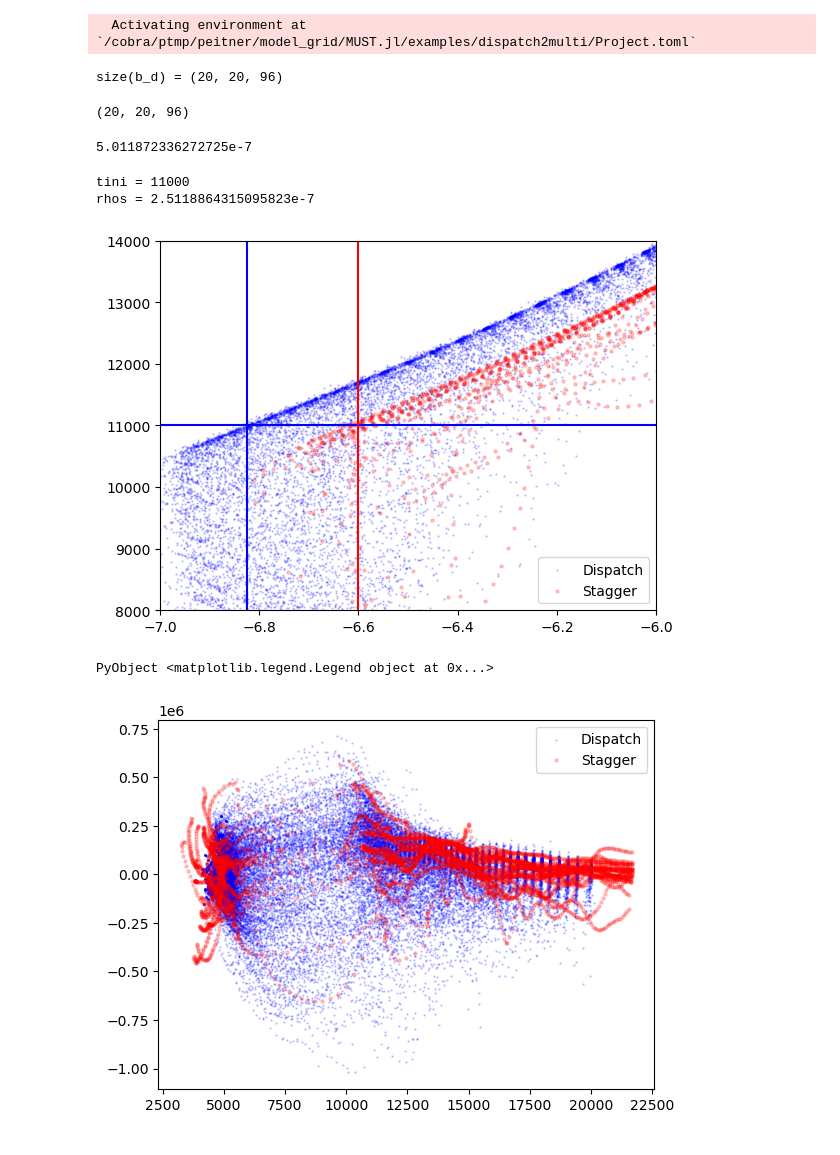
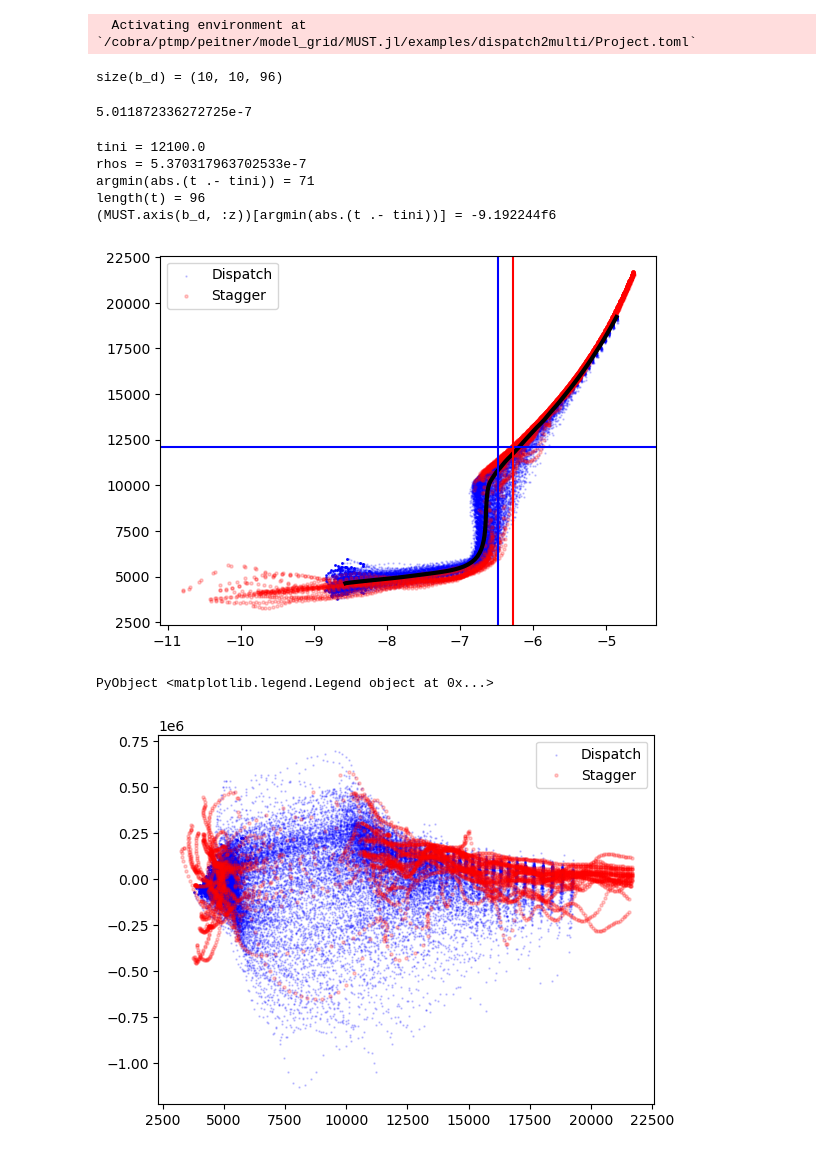
Before and after one commit to pe1995/MUST.jl, a Jupyter notebook: examples/dispatch2multi/box2multi.ipynb, the cells around one changed output. Cells and saved outputs as stored; diff of their text form; code cells hidden in the pictures.

Commit message:
small multi format updates

```diff
--- a/examples/dispatch2multi/box2multi.ipynb
+++ b/examples/dispatch2multi/box2multi.ipynb
@@ -23,9 +23,8 @@ MUST.multiBox(m, eos, "sun_TSO_select", downsample_xy=10)
 # %%
-b_d = MUST.multiBox("sun_TSO_select");
-@show size(b_d)
+b_d = MUST.multiBox("sun_TAB_fromStagger_hD");
+@show size(b_d);
 # %% [output]
-size(b_d) = (20, 20, 96)
+size(b_d) = (10, 10, 96)
-(20, 20, 96)
 # %%
 b_m = MUST.multiBox("/u/peitner/MULTI3D/Multi3D/input_multi3d/atmos/t5777g44m0005_20.5x5x230");
 # %%
@@ -33,27 +32,36 @@ exp10(-6.3)
 # %% [output]
 5.011872336272725e-7
 # %%
-tini   = 11000
-rhoini = 1.5e-7
-rhos   = exp10(-6.6)
+tini   = 12100.0
+rhoini = 3.3e-7
+rhos   = exp10(-6.27)
 
 @show tini rhos
 
+t = MUST.plane_statistic(MUST.mean, b_d, :T)
+d = MUST.plane_statistic(MUST.mean, b_d, :d)
+@show argmin(abs.(t.-tini)) length(t) MUST.axis(b_d, :z)[argmin(abs.(t.-tini))]
+
 plt.scatter(log10.(b_d[:d]), b_d[:T], s=0.5, alpha=0.2, label="Dispatch", color="blue")
 plt.scatter(log10.(b_m[:d]), b_m[:T], s=5.0, alpha=0.2, label="Stagger", color="red")
+
+plt.plot(log10.(d), t, color="k", lw=3)
 
 plt.axvline(log(10, rhoini), color="blue")
 plt.axhline(tini, color="blue")
 
 plt.axvline(log10(rhos), color="red")
 
-plt.xlim(log(10, 1.e-7), log(10, 1e-6))
-plt.ylim(8000,14000)
+#plt.xlim(log(10, 1.e-7), log(10, 1e-6))
+#plt.ylim(8000,14000)
 plt.legend()
 # %% [output]
-tini = 11000
-rhos = 2.5118864315095823e-7
+tini = 12100.0
+rhos = 5.370317963702533e-7
+argmin(abs.(t .- tini)) = 71
+length(t) = 96
+(MUST.axis(b_d, :z))[argmin(abs.(t .- tini))] = -9.192244f6
-[figure, old version]
+[figure, new version]
 PyObject <matplotlib.legend.Legend object at 0x...>
 # %%
 plt.scatter(b_d[:T], b_d[:uz], s=0.5, alpha=0.2, color="blue", label="Dispatch")
@@ -61,4 +69,4 @@ plt.scatter(b_m[:T], b_m[:uz], s=5.0, alpha=0.2, color="red", label="Stagger")
 
 plt.legend();
 # %% [output]
-[figure, old version]
+[figure, new version]
```
Also changed, not shown: parts of 6 cells of this notebook, 2 other files.
